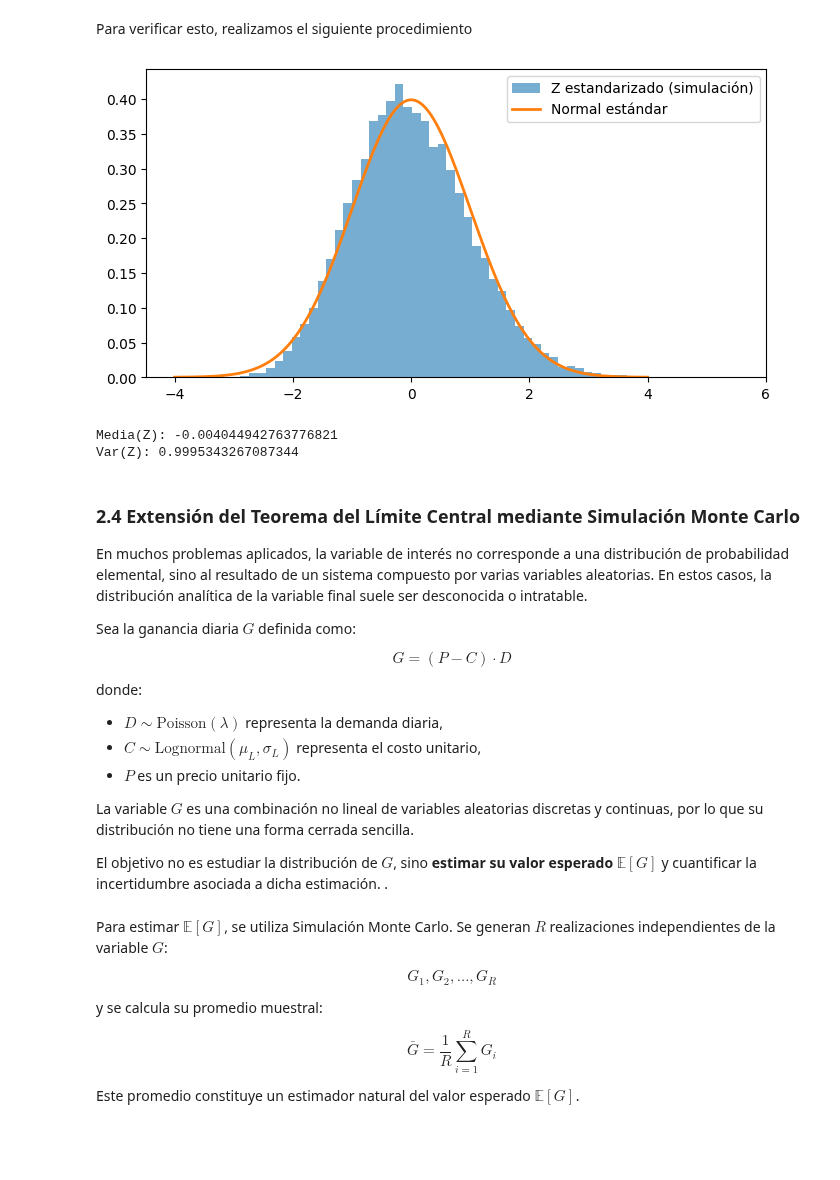
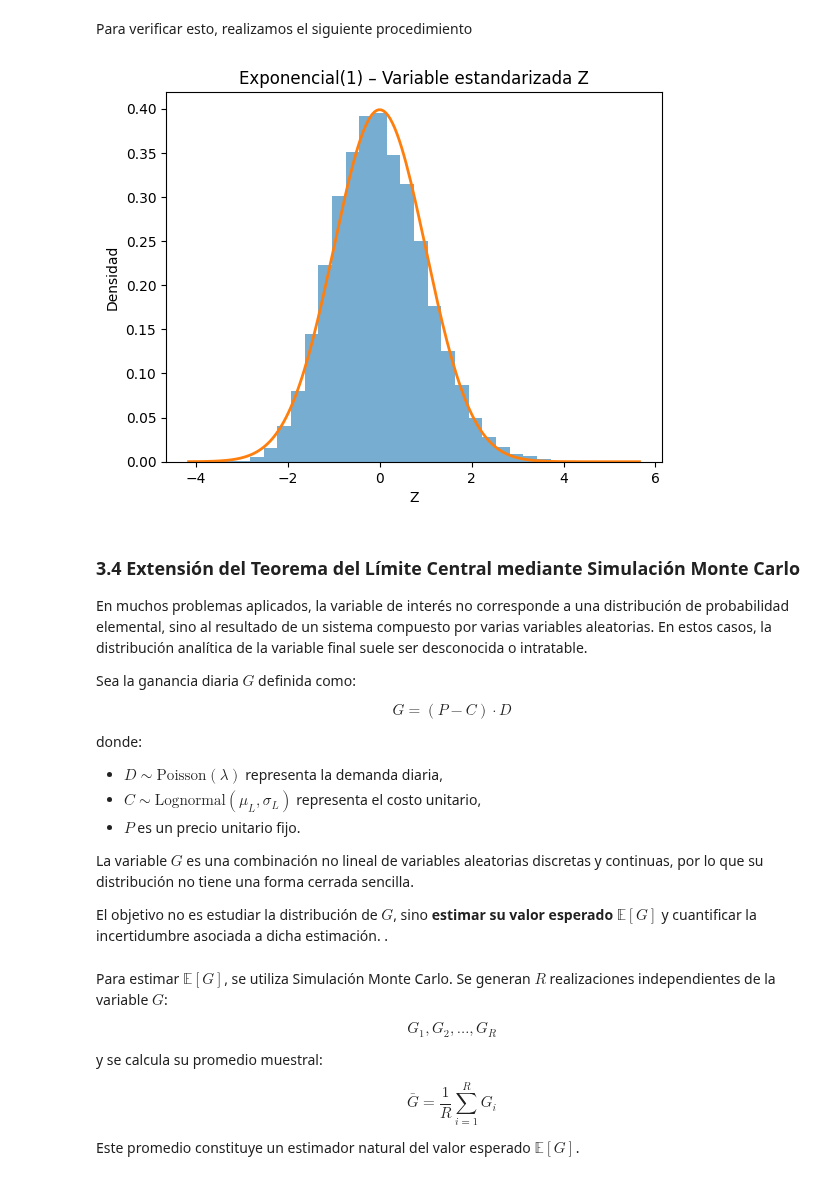
Before and after one commit to modelos-inst/LibroMoBI, a Jupyter notebook: content/complementarias/complementaria_tlc.ipynb, the cells around one changed output. Saved outputs shown, nothing was run; the diff lists cells and outputs as text; code cells hidden in the pictures; blank space fills up the shorter version.

```diff
--- a/content/complementarias/complementaria_tlc.ipynb
+++ b/content/complementarias/complementaria_tlc.ipynb
@@ -422,33 +573,41 @@ normal estándar $\mathcal{N}(0,1)$.
 # %% [markdown]
 Para verificar esto, realizamos el siguiente procedimiento
 # %%
+np.random.seed(42)
+
+# Tamaño de muestra
 n = 50
 
-# Generamos medias muestrales desde una exponencial
-means = simulate_sample_means(expon_rvs, n, R=30000)
+# Parámetros teóricos Exponencial(1)
+mu_e = 1
+sigma_e = 1
 
-# Estandarización de la media muestral
-Z = (means - mu_e) / (sigma_e / sqrt(n))
+R = 30000  # repeticiones Monte Carlo
+
+# 1) Generar las muestras
+X = np.random.exponential(scale=1.0, size=(R, n))
+
+# 2) Medias muestrales
+means = X.mean(axis=1)
+
+# 3) Estandarización (TLC)
+Z = (means - mu_e) / (sigma_e / np.sqrt(n))
 # %%
-# Visualización
-x = np.linspace(-4, 4, 400)
+#Visualización
+plt.hist(Z, bins=30, density=True, alpha=0.6)
 
-plt.figure(figsize=(8,4))
-plt.hist(Z, bins=60, density=True, alpha=0.6,
-         label="Z estandarizado (simulación)")
-plt.plot(x, normal_pdf(x), linewidth=2,
-         label="Normal estándar")
-plt.legend()
+xmin, xmax = plt.xlim()
+x = np.linspace(xmin, xmax, 200)
+plt.plot(x, norm.pdf(x, 0, 1), linewidth=2)
+
+plt.title("Exponencial(1) – Variable estandarizada Z")
+plt.xlabel("Z")
+plt.ylabel("Densidad")
 plt.show()
-
-print("Media(Z):", Z.mean())
-print("Var(Z):", Z.var())
 # %% [output]
-[figure, old version]
+[figure, new version]
-Media(Z): -0.004044942763776821
-Var(Z): 0.9995343267087344
 # %% [markdown]
-### 2.4 Extensión del Teorema del Límite Central mediante Simulación Monte Carlo
+### 3.4 Extensión del Teorema del Límite Central mediante Simulación Monte Carlo
 
 En muchos problemas aplicados, la variable de interés no corresponde a una
 distribución de probabilidad elemental, sino al resultado de un sistema compuesto
```
Also changed, not shown: parts of 28 cells of this notebook, 2 other files.
